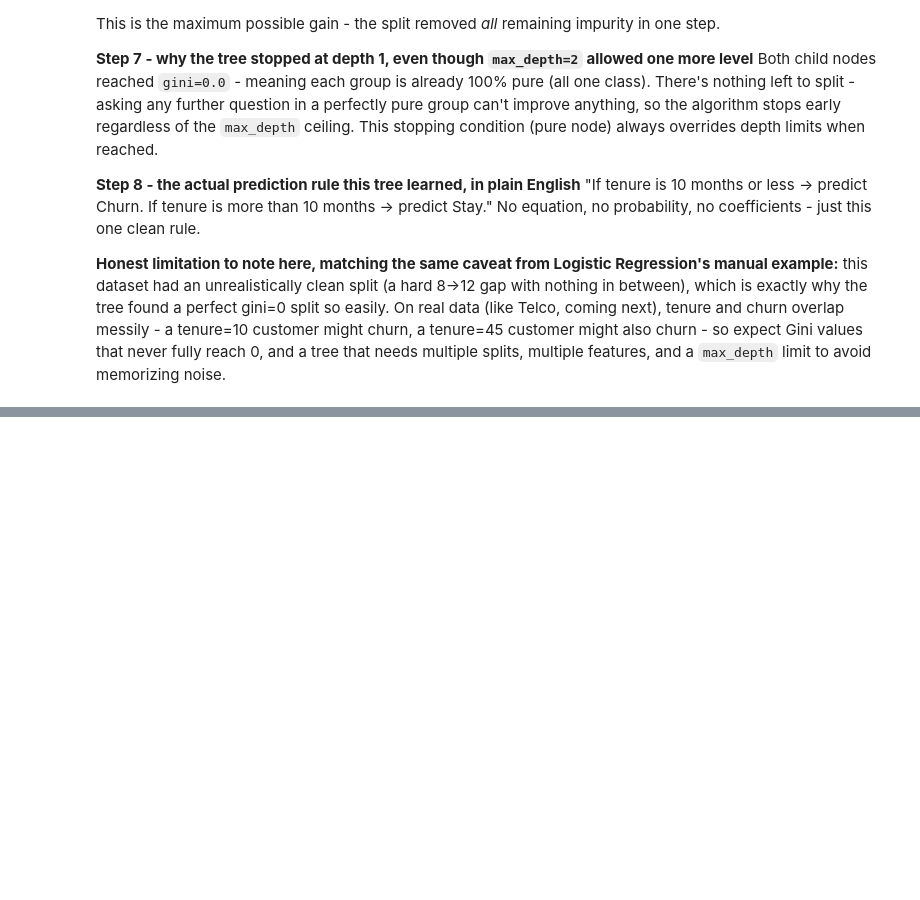
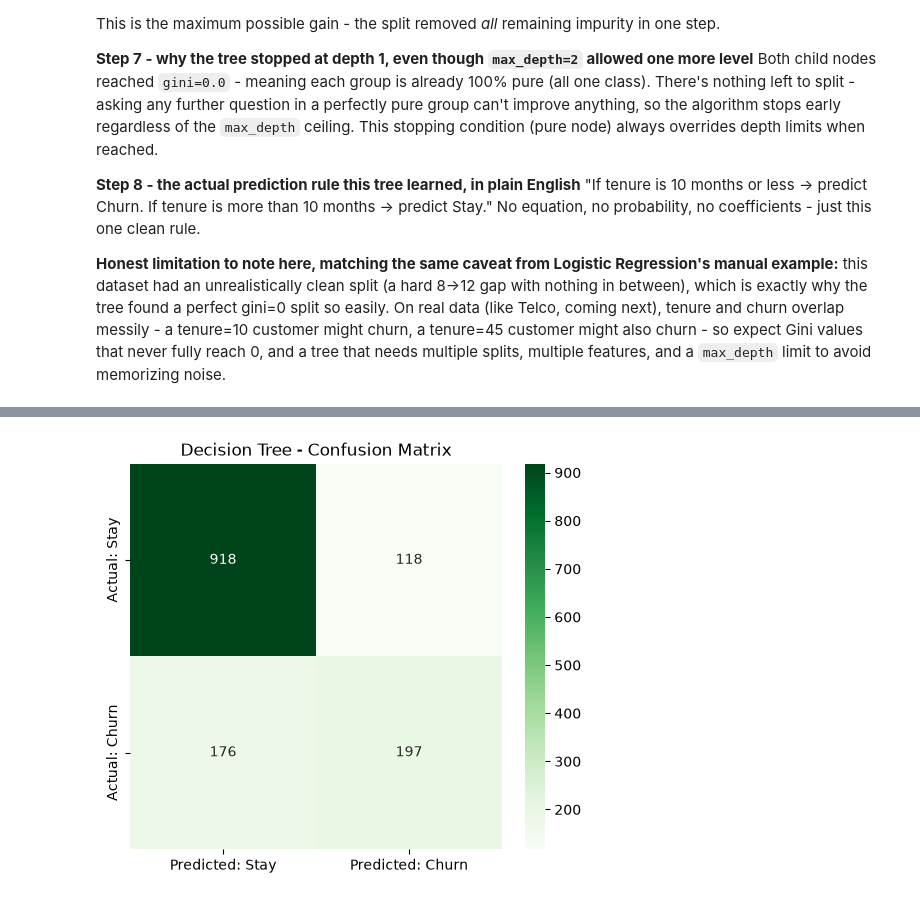
Before and after one commit to salamlakhan7/nolyth-ai-bootcamp-sprint02, a Jupyter notebook: Classification/02_Decision_tree.ipynb, the cells around one changed output, grey strips where cells are left out. Drawn from its saved outputs; the diff is of its cells as text; code cells hidden in the pictures; blank space fills up the shorter version.

Commit message:
Classification: Decision Tree (manual + Telco), Random Forest (manual + Telco), KNN - full examples with theory, math, and evaluation metrics

```diff
--- a/Classification/02_Decision_tree.ipynb
+++ b/Classification/02_Decision_tree.ipynb
@@ -96,0 +134,8 @@ Both child nodes reached `gini=0.0` - meaning each group is already 100% pure (a
+# %%
+X = df[["tenure", "MonthlyCharges", "TotalCharges"]]
+y = df["Churn_binary"]
+# %%
+X_train, X_test, y_train, y_test = train_test_split(X, y, test_size=0.2, random_state=42)
+# %%
+model = DecisionTreeClassifier(max_depth=4, random_state=42)
+model.fit(X_train, y_train)
@@ -96,0 +144,3 @@ Both child nodes reached `gini=0.0` - meaning each group is already 100% pure (a
+# %%
+y_pred = model.predict(X_test)
+y_proba = model.predict_proba(X_test)[:, 1]
@@ -96,0 +171,12 @@ Both child nodes reached `gini=0.0` - meaning each group is already 100% pure (a
+# %%
+# Confusion matrix heatmap
+cm = confusion_matrix(y_test, y_pred)
+plt.figure(figsize=(6,5))
+sns.heatmap(cm, annot=True, fmt="d", cmap="Greens",
+            xticklabels=["Predicted: Stay", "Predicted: Churn"],
+            yticklabels=["Actual: Stay", "Actual: Churn"])
+plt.title("Decision Tree - Confusion Matrix")
+plt.savefig("../visuals/dtree_confusion_matrix.png")
+plt.show()
+# %% [output]
+[figure, added]
```
Also changed, not shown: parts of 12 cells of this notebook, 11 other files.
